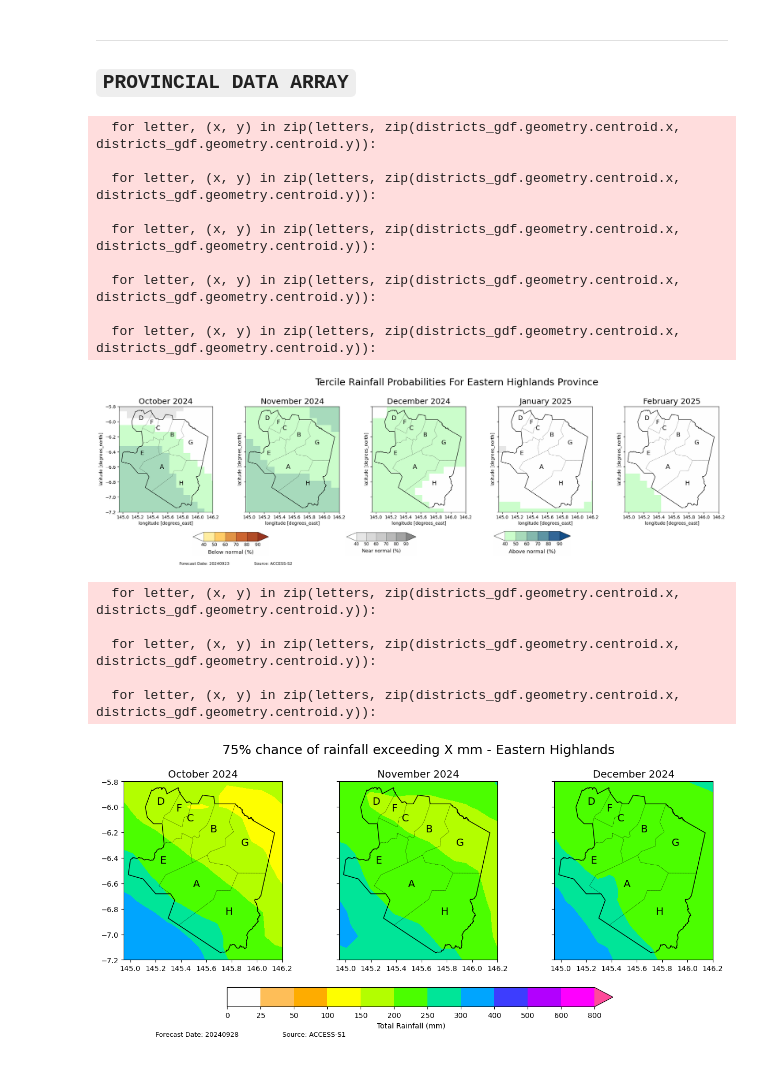
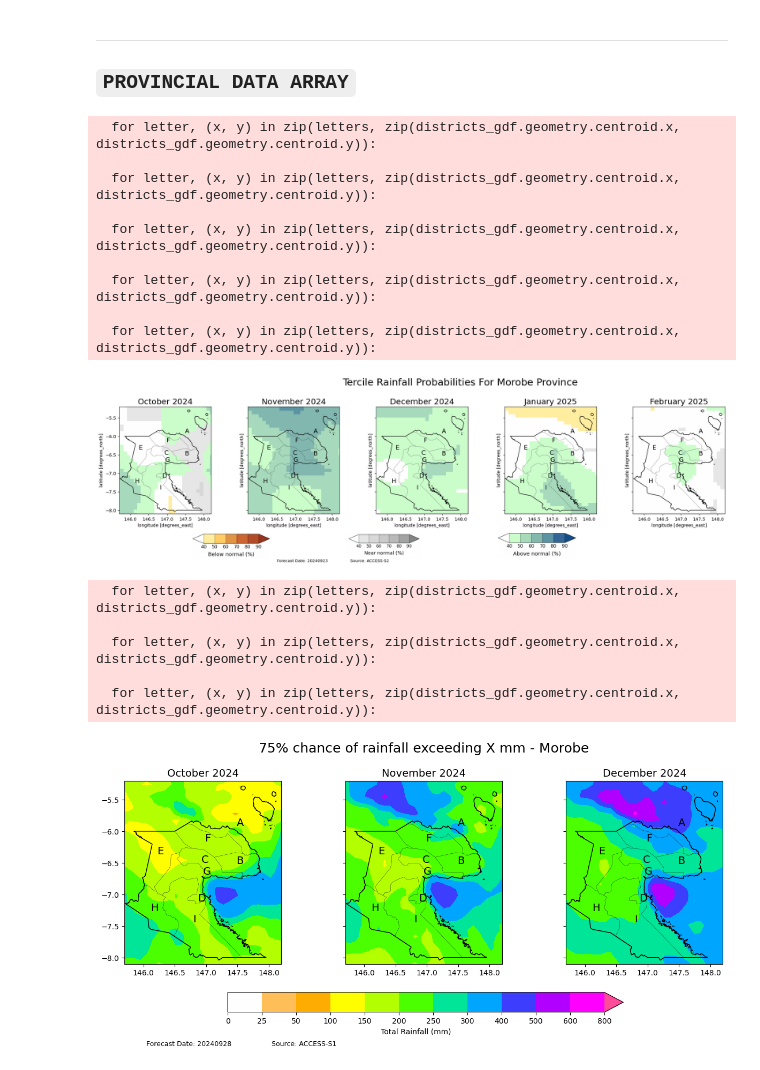
Before and after one commit to nytes75/Seasonal-Farming-Advisory, a Jupyter notebook: main.ipynb, the cells around one changed output. Drawn from its saved outputs; the diff is of its cells as text; code cells hidden in the pictures.

Commit message:
Morobe province

```diff
--- a/main.ipynb
+++ b/main.ipynb
@@ -198,8 +197,8 @@ def plot_exceedance_maps(data, start_month_idx, province, num_months=3, custom_l
     cbar.set_ticks(custom_levels)
     cbar.set_ticklabels([str(level) for level in custom_levels])
     cbar.set_label('Total Rainfall (mm)')
-    ax.text(141.8, -7.8, f'Forecast Date: {data.forecast_date}', fontsize=9) # Fix:
-    ax.text(142.8, -7.8, f'Source: ACCESS-S1', fontsize=9)
+    ax.text(province['ax_forecast_exce'][0],province['ax_forecast_exce'][1], f'Forecast Date: {data.forecast_date}', fontsize=9) # Fix:
+    ax.text(province['ax_source_exce'][0], province['ax_source_exce'][1], f'Source: ACCESS-S1', fontsize=9)
     plt.suptitle(f'75% chance of rainfall exceeding X mm - {province['name']}', fontsize=18, y=0.95)
     plt.subplots_adjust(left=0.25, right=0.75, top=0.83, bottom=0.26, wspace=0.1)
     plt.savefig(f'output/{province['name']}_latest_exceedance_forecast.png', dpi=300, bbox_inches='tight')
@@ -220,12 +219,20 @@ province = {
         'region' : 'Highlands',
         'initials' : 'EHP',
         'extent' : [144.95, 146.2, -7.2, -5.8],
+        'ax_forecast_terc' : [139, -7.9],
+        'ax_source_terc' : [140, -7.9],
+        'ax_forecast_exce' : [141.8, -7.8],
+        'ax_source_exce' : [142.8, -7.8],
     },
     'Morobe' : {
         'name' : 'Morobe',
         'region' : 'Momase',
         'initials' : 'MRB',
-        'extent' : [],
+        'extent' : [145.70, 148.2, -8.1, -5.2],
+        'ax_forecast_terc' : [136, -9.4],
+        'ax_source_terc' : [138, -9.4],
+        'ax_forecast_exce' : [139, -9.4],
+        'ax_source_exce' : [141, -9.4],
     }
 }
 # %%
@@ -244,7 +251,7 @@ access_mon_ex = get_data(data_path_senario)
 start_month_idx = 0  # Start from the first month
 tercile_idx = 1  # Tercile index (1 for highest, 2 for middle, 3 for lowest)
 
-plot_multiple_months(access_mon_tr, start_month_idx, tercile_idx, province=province['Eastern Highlands'])
+plot_multiple_months(access_mon_tr, start_month_idx, tercile_idx, province=province['Morobe'])
 # %% [output]
   for letter, (x, y) in zip(letters, zip(districts_gdf.geometry.centroid.x, districts_gdf.geometry.centroid.y)):
 
@@ -255,16 +262,16 @@ plot_multiple_months(access_mon_tr, start_month_idx, tercile_idx, province=provi
   for letter, (x, y) in zip(letters, zip(districts_gdf.geometry.centroid.x, districts_gdf.geometry.centroid.y)):
 
   for letter, (x, y) in zip(letters, zip(districts_gdf.geometry.centroid.x, districts_gdf.geometry.centroid.y)):
-[figure, old version]
+[figure, new version]
 # %%
-plot_exceedance_maps(access_mon_ex, start_month_idx, province=province['Eastern Highlands'])
+plot_exceedance_maps(access_mon_ex, start_month_idx, province=province['Morobe'])
 # %% [output]
   for letter, (x, y) in zip(letters, zip(districts_gdf.geometry.centroid.x, districts_gdf.geometry.centroid.y)):
 
   for letter, (x, y) in zip(letters, zip(districts_gdf.geometry.centroid.x, districts_gdf.geometry.centroid.y)):
 
   for letter, (x, y) in zip(letters, zip(districts_gdf.geometry.centroid.x, districts_gdf.geometry.centroid.y)):
-[figure, old version]
+[figure, new version]
 # %%
 import pandas as pd
 from shapely.geometry import Point
```
Also changed, not shown: parts of 3 cells of this notebook, 5 other files.
